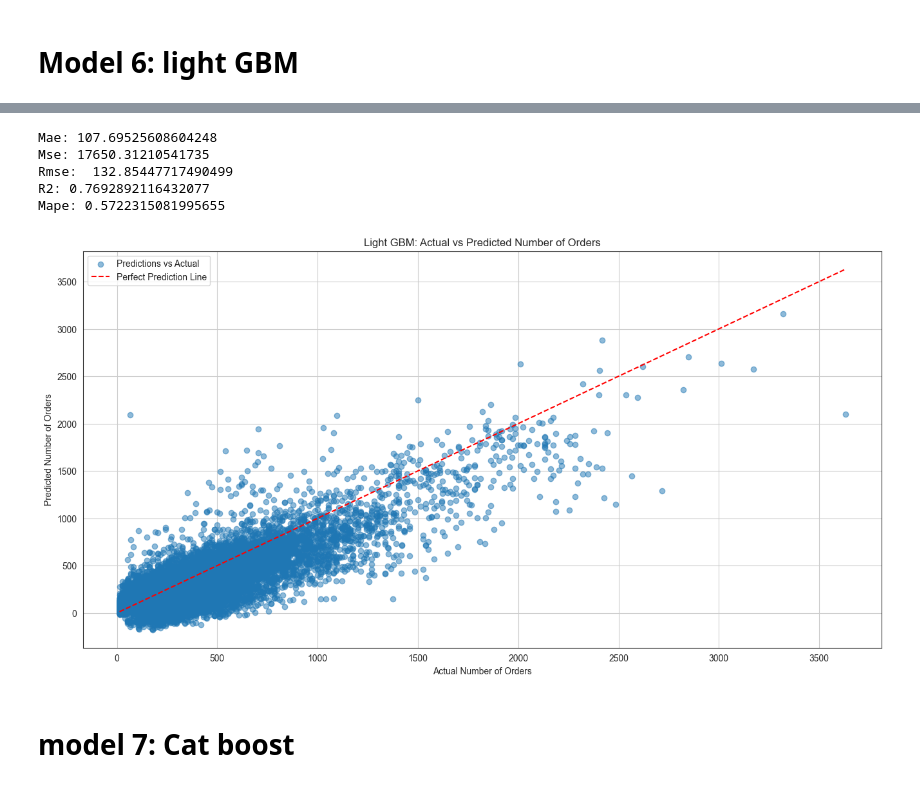
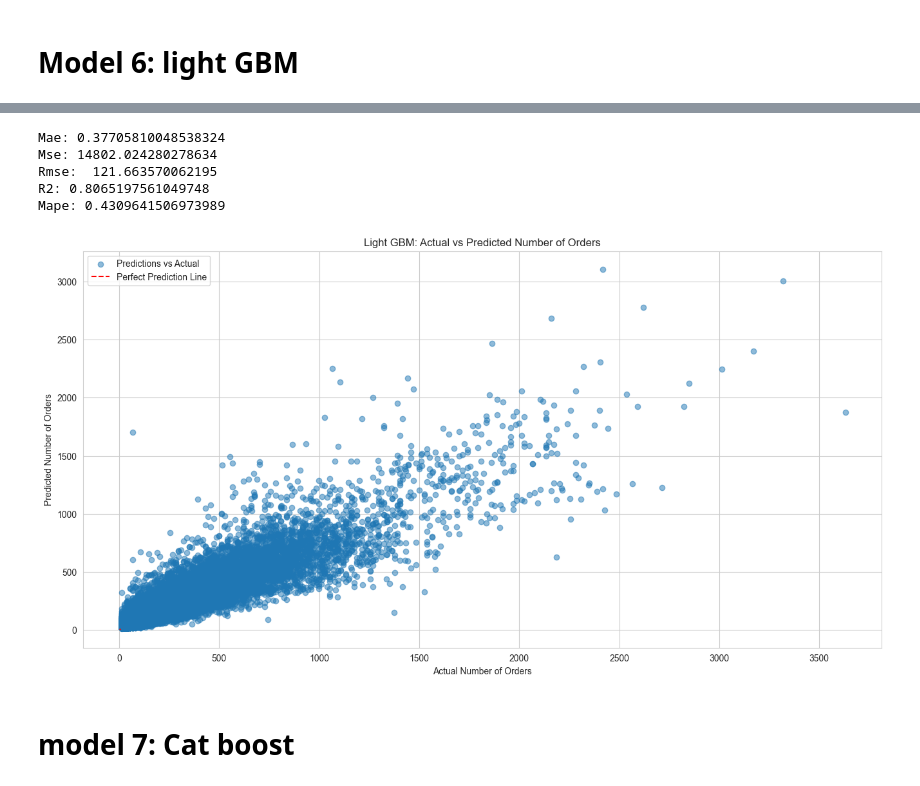
Before and after one commit to snarula31/End-to-end-Food-Demand-Prediction, a Jupyter notebook: notebook/Food_Demand_forecasting.ipynb, the cells around one changed output, grey strips where cells are left out. Saved outputs shown, nothing was run; the diff lists cells and outputs as text; code cells hidden in the pictures.

```diff
--- a/notebook/Food_Demand_forecasting.ipynb
+++ b/notebook/Food_Demand_forecasting.ipynb
@@ -1011 +888,4 @@ array([896.15, 712.75, 676.31, ..., 122.53, 146.52,  98.44])
+# %%
+y_test_normal = np.expm1(y_test)
+actual_rfr_predictions = np.expm1(rfr_predictions)
 # %%
@@ -1048,3 +927,5 @@ xgb_regressor = xgb.XGBRegressor()
+# %%
+xgb_regressor = xgb.XGBRegressor(max_depth=9,n_estimators=100,learning_rate=0.1,tree_method='exact')
 # %%
 xgb_regressor.fit(X_train_transformed, y_train)
 # %% [output]
@@ -1120,3 +981,5 @@ lgb_regressor = lgb.LGBMRegressor(objective ='regression',metric = "rmse",n_esti
+# %%
+lgb_regressor = lgb.LGBMRegressor(n_estimators=150,max_depth=9,learnign_rate=0.13,reg_lambda=3)
 # %%
 lgb_regressor.fit(X_train_transformed, y_train)
 # %% [output]
@@ -1132,33 +999,35 @@ lgb_predictions = lgb_regressor.predict(X_test_transformed)
+# %%
+actual_lgb_predictions = np.expm1(lgb_predictions)
 # %%
-mse = metrics.mean_squared_error(y_test, lgb_predictions)
-rmse = np.sqrt(metrics.mean_squared_error(y_test, lgb_predictions))
-r2 = metrics.r2_score(y_test, lgb_predictions)
-mape = metrics.mean_absolute_percentage_error(y_test, lgb_predictions)
+mse = metrics.mean_squared_error(y_test_normal, actual_lgb_predictions)
+rmse = np.sqrt(metrics.mean_squared_error(y_test_normal, actual_lgb_predictions))
+r2 = metrics.r2_score(y_test_normal, actual_lgb_predictions)
+mape = metrics.mean_absolute_percentage_error(y_test_normal, actual_lgb_predictions)
 
 print('Mae:',mae)
 print('Mse:', mse)
-print('Rmse: ',rmse)
+print('Rmse:',rmse)
 print('R2:', r2)
 print('Mape:', mape)
 # %% [output]
-Mae: 107.69525608604248
-Mse: 17650.31210541735
-Rmse:  132.85447717490499
-R2: 0.7692892116432077
-Mape: 0.5722315081995655
+Mae: 0.37705810048538324
+Mse: 14802.024280278634
+Rmse:  121.663570062195
+R2: 0.8065197561049748
+Mape: 0.4309641506973989
 # %%
 # Plotting XGBoost predictions vs Actual values
 plt.figure(figsize=(16, 8))
-plt.scatter(y_test, lgb_predictions, alpha=0.5, label='Predictions vs Actual')
+plt.scatter(y_test_normal, actual_lgb_predictions, alpha=0.5, label='Predictions vs Actual')
 plt.plot([y_test.min(), y_test.max()], [y_test.min(), y_test.max()], 'r--', label='Perfect Prediction Line')  # Diagonal line
 plt.xlabel('Actual Number of Orders')
 plt.ylabel('Predicted Number of Orders')
 plt.title('Light GBM: Actual vs Predicted Number of Orders')
 plt.legend()
 plt.grid(True)
 plt.show()
 # %% [output]
-[figure, old version]
+[figure, new version]
 # %% [markdown]
 # model 7: Cat boost
 # %%
```
Also changed, not shown: parts of 79 cells of this notebook, 18 other files.
